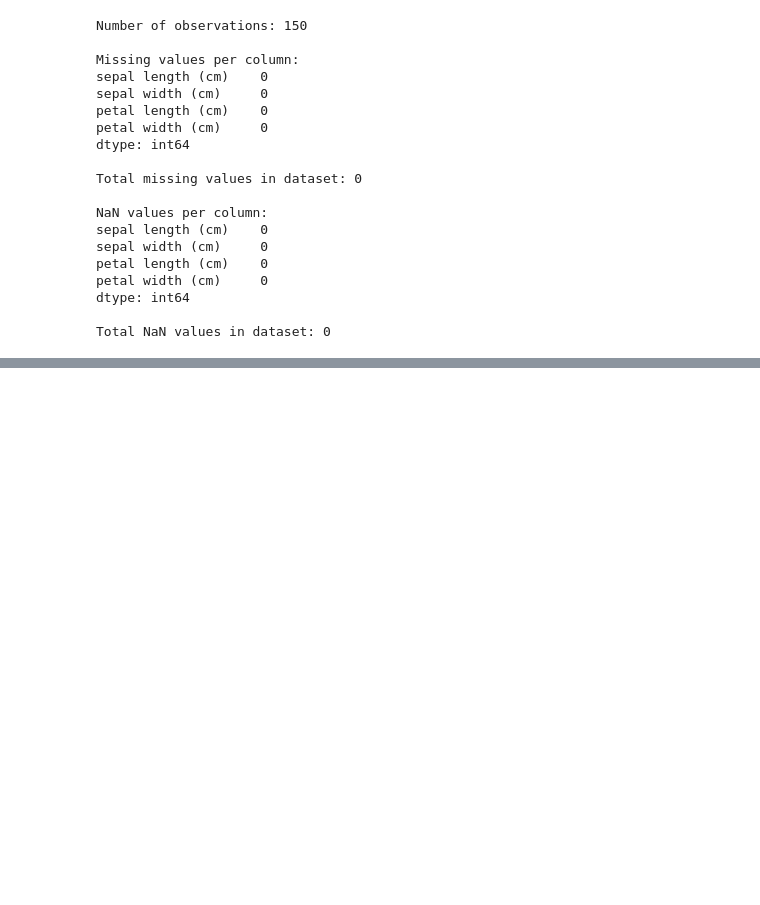
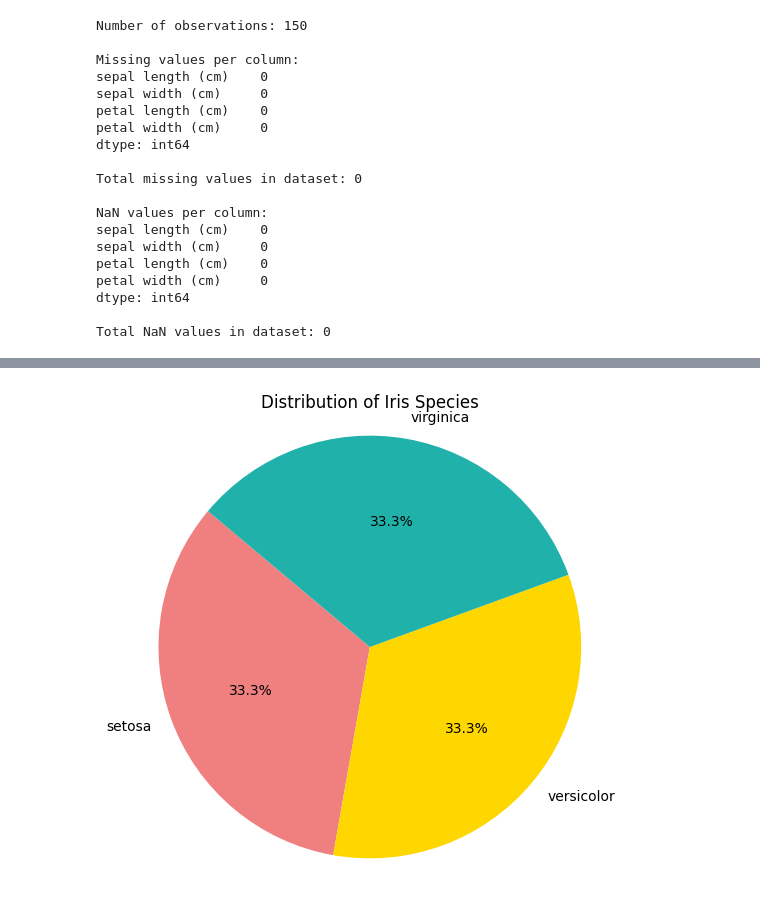
Before and after one commit to ThodupunooriSaiManish/Machine_Learning, a Jupyter notebook: Machine_Learning_Lab.ipynb, the cells around one changed output, grey strips where cells are left out. Saved outputs shown, nothing was run; the diff lists cells and outputs as text; code cells hidden in the pictures; blank space fills up the shorter version.

```diff
--- a/Machine_Learning_Lab.ipynb
+++ b/Machine_Learning_Lab.ipynb
@@ -357,0 +527,17 @@ Total NaN values in dataset: 0
+# %%
+#10
+from sklearn.datasets import load_iris
+import pandas as pd
+import matplotlib.pyplot as plt
+
+# Count frequency of each species
+species_count = df['species'].value_counts()
+
+# Create pie plot
+plt.figure(figsize=(6, 6))
+plt.pie(species_count, labels=species_count.index, autopct='%1.1f%%', startangle=140, colors=['lightcoral', 'gold', 'lightseagreen'])
+plt.title('Distribution of Iris Species')
+plt.axis('equal')  # Equal aspect ratio ensures pie is drawn as a circle
+plt.show()
+# %% [output]
+[figure, added]
```
Also changed, not shown: parts of 11 cells of this notebook.
